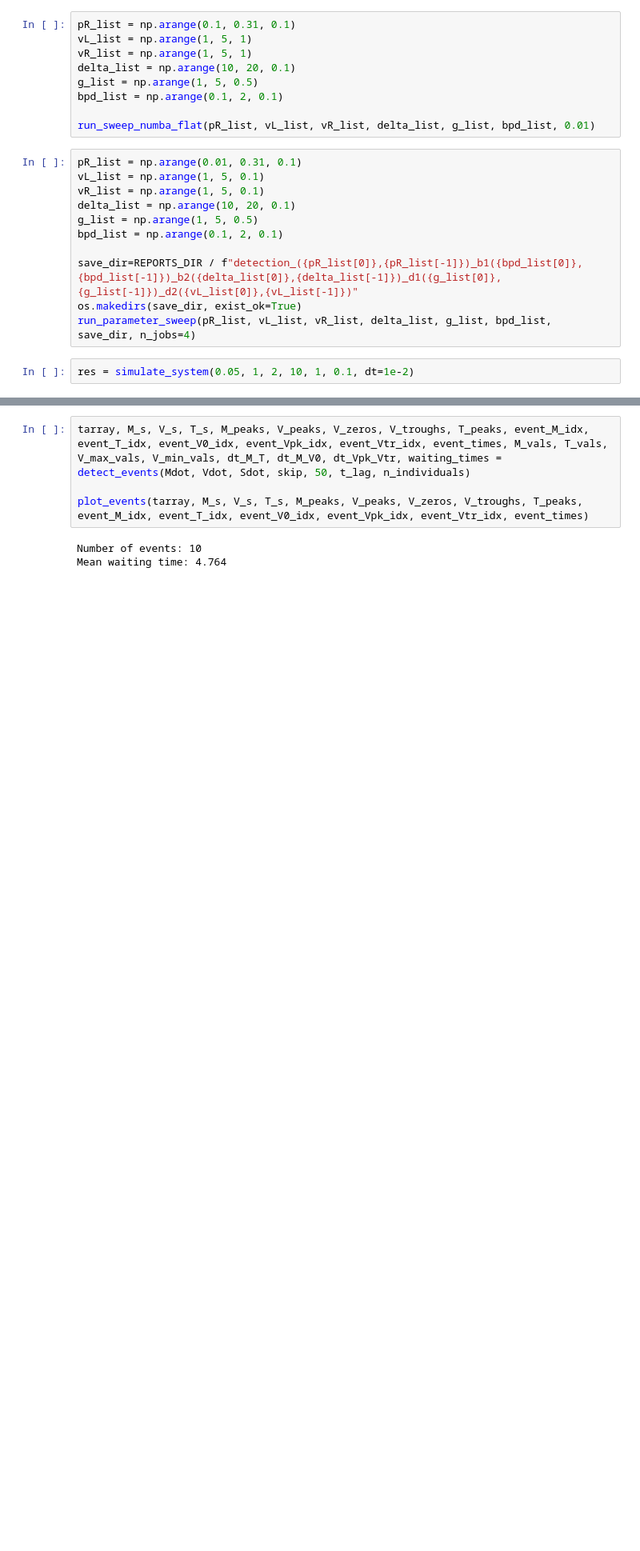
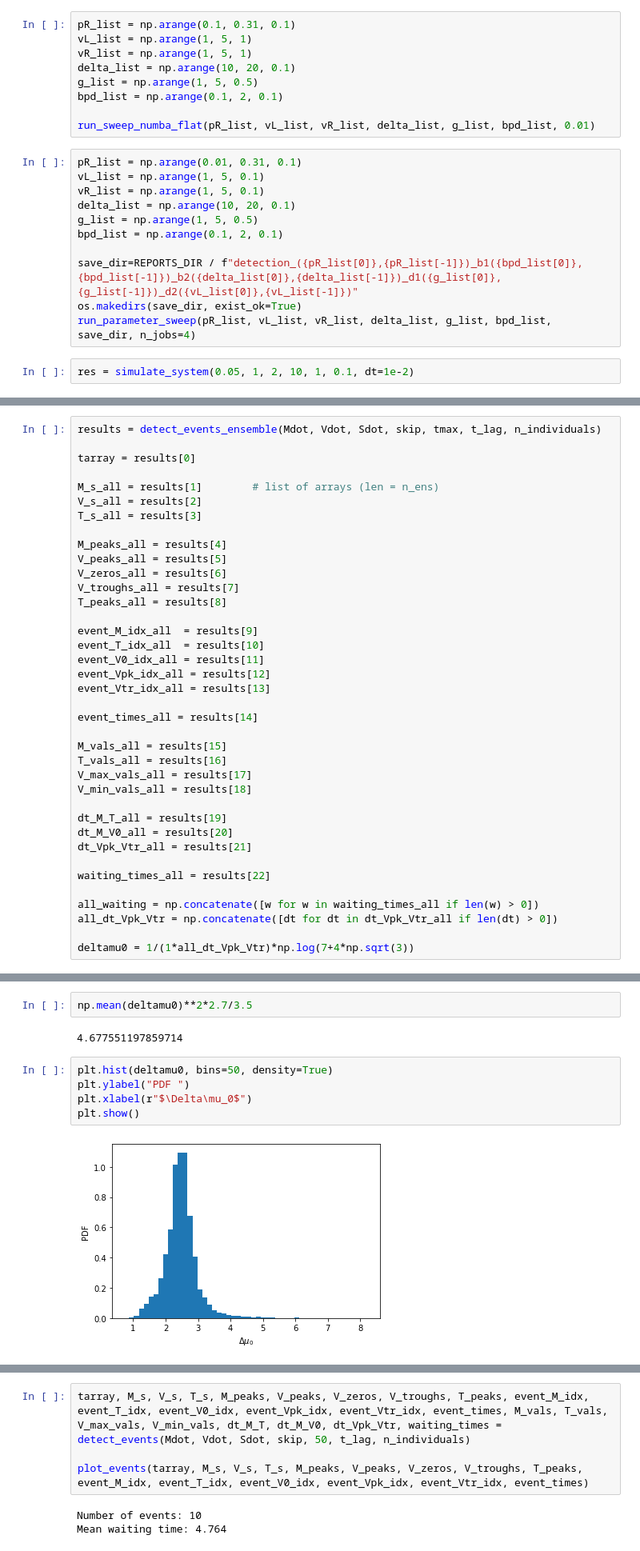
Before and after one commit to Abol-NH3/Fitness_Waves, a Jupyter notebook: notebooks/Detection.ipynb, the cells around one changed output, grey strips where cells are left out. Shown at 80% size. Saved outputs shown, nothing was run; the diff lists cells and outputs as text; blank space fills up the shorter version.

```diff
--- a/notebooks/Detection.ipynb
+++ b/notebooks/Detection.ipynb
@@ -1044,0 +1578,38 @@ res = simulate_system(0.05, 1, 2, 10, 1, 0.1, dt=1e-2)
+# %%
+results = detect_events_ensemble(Mdot, Vdot, Sdot, skip, tmax, t_lag, n_individuals)
+
+tarray = results[0]
+
+M_s_all = results[1]        # list of arrays (len = n_ens)
+V_s_all = results[2]
+T_s_all = results[3]
+
+M_peaks_all = results[4]
+V_peaks_all = results[5]
+V_zeros_all = results[6]
+V_troughs_all = results[7]
+T_peaks_all = results[8]
+
+event_M_idx_all  = results[9]
+event_T_idx_all  = results[10]
+event_V0_idx_all = results[11]
+event_Vpk_idx_all = results[12]
+event_Vtr_idx_all = results[13]
+
+event_times_all = results[14]
+
+M_vals_all = results[15]
+T_vals_all = results[16]
+V_max_vals_all = results[17]
+V_min_vals_all = results[18]
+
+dt_M_T_all = results[19]
+dt_M_V0_all = results[20]
+dt_Vpk_Vtr_all = results[21]
+
+waiting_times_all = results[22]
+
+all_waiting = np.concatenate([w for w in waiting_times_all if len(w) > 0])
+all_dt_Vpk_Vtr = np.concatenate([dt for dt in dt_Vpk_Vtr_all if len(dt) > 0])
+
+deltamu0 = 1/(1*all_dt_Vpk_Vtr)*np.log(7+4*np.sqrt(3))
@@ -1044,0 +1645,11 @@ res = simulate_system(0.05, 1, 2, 10, 1, 0.1, dt=1e-2)
+# %%
+np.mean(deltamu0)**2*2.7/3.5
+# %% [output]
+4.677551197859714
+# %%
+plt.hist(deltamu0, bins=50, density=True)
+plt.ylabel("PDF ")
+plt.xlabel(r"$\Delta\mu_0$")
+plt.show()
+# %% [output]
+[figure, added]
```
Also changed, not shown: parts of 22 cells of this notebook, 11 other files.
